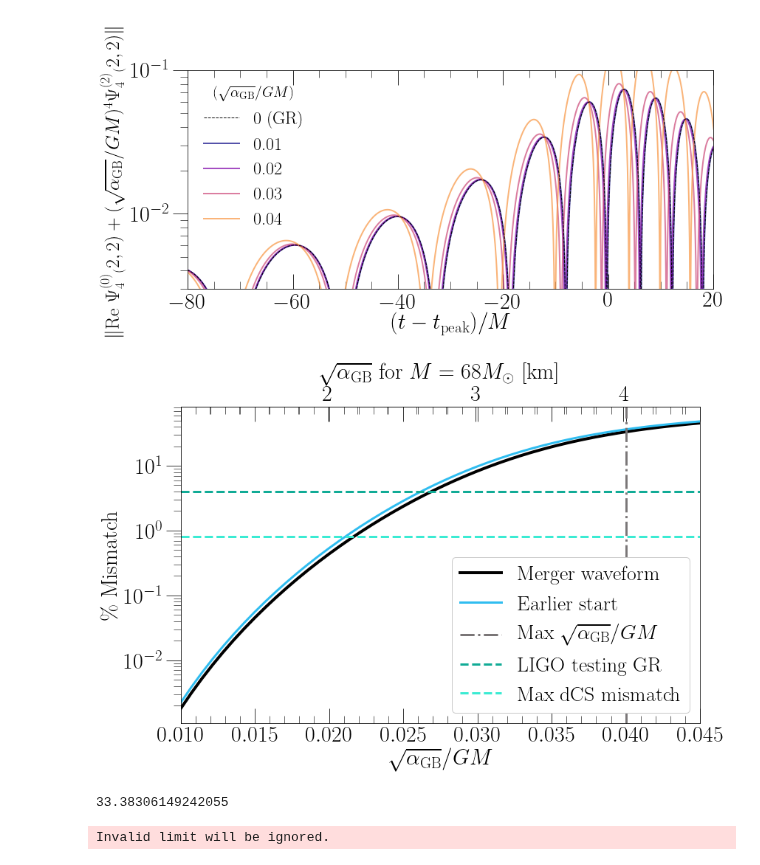
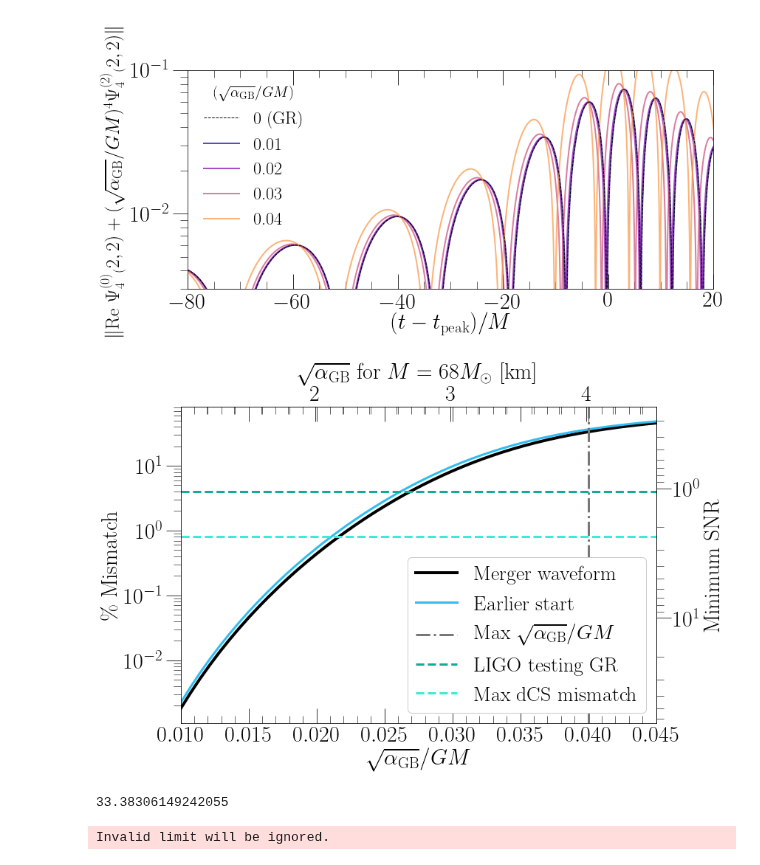
Before and after one commit to mariaokounkova/EDGB, a Jupyter notebook: GW150914/EDGB_GW.ipynb, the cells around one changed output. Cells and saved outputs as stored; diff of their text form; code cells hidden in the pictures.

Commit message:
EDGB_GW: Added SNR to mismatch plot
Added the minimum SNR for distinguishability
to the mistmatch plot

```diff
--- a/GW150914/EDGB_GW.ipynb
+++ b/GW150914/EDGB_GW.ipynb
@@ -713,34 +713,44 @@ def OverlapParameters():
     ax.set_yscale('log')
     ax.set_xlabel(r'$\sqrt{\alpha_\mathrm{GB}}/GM$', fontsize=30)
     ax.set_ylabel(r'\% Mismatch', fontsize=30)
 
 
     ax.set_xlim(a_start, a_end)
 
     ## Now make the axis in terms of km
 
     def forward(sqrt_alpha):
         ## G * 68 solar masses / c^2 to km
         return sqrt_alpha * 100.4 ## factor in km for 68 solar masses
 
     def inverse(x):
         return x / 100.4
 
+    def mismatch_forward(mismatch):
+        """ D = 9, SNR = sqrt(D/(2*mismatch))"""
+        return np.sqrt(4.5/mismatch)
+
+    def mismatch_inverse(x):
+        return 4.5/x**2
+
     ## Add constraint label in terms of km
     secax = ax.secondary_xaxis('top', functions=(forward, inverse))
     secax.set_xlabel(r'$\sqrt{\alpha_\mathrm{GB}}$ for $M = 68 M_\odot$ [km]', fontsize=30)
+
+    secay = ax.secondary_yaxis('right', functions=(mismatch_forward, mismatch_inverse))
+    secay.set_ylabel(r'Minimum SNR', fontsize=30)
 
     #ax.set_ylim(0.0, 0.5)
     plt.tight_layout()
     plt.savefig(figname + '.pdf')
     plt.show()
 
 OverlapParameters()
 #for a in np.linspace(0.025, 0.03, 10):
 #    print(a, Overlap(a))
 Overlap(0.04)
 # %% [output]
-[figure, old version]
+[figure, new version]
 33.38306149242055
 # %%
 ## Regime of validity
```
